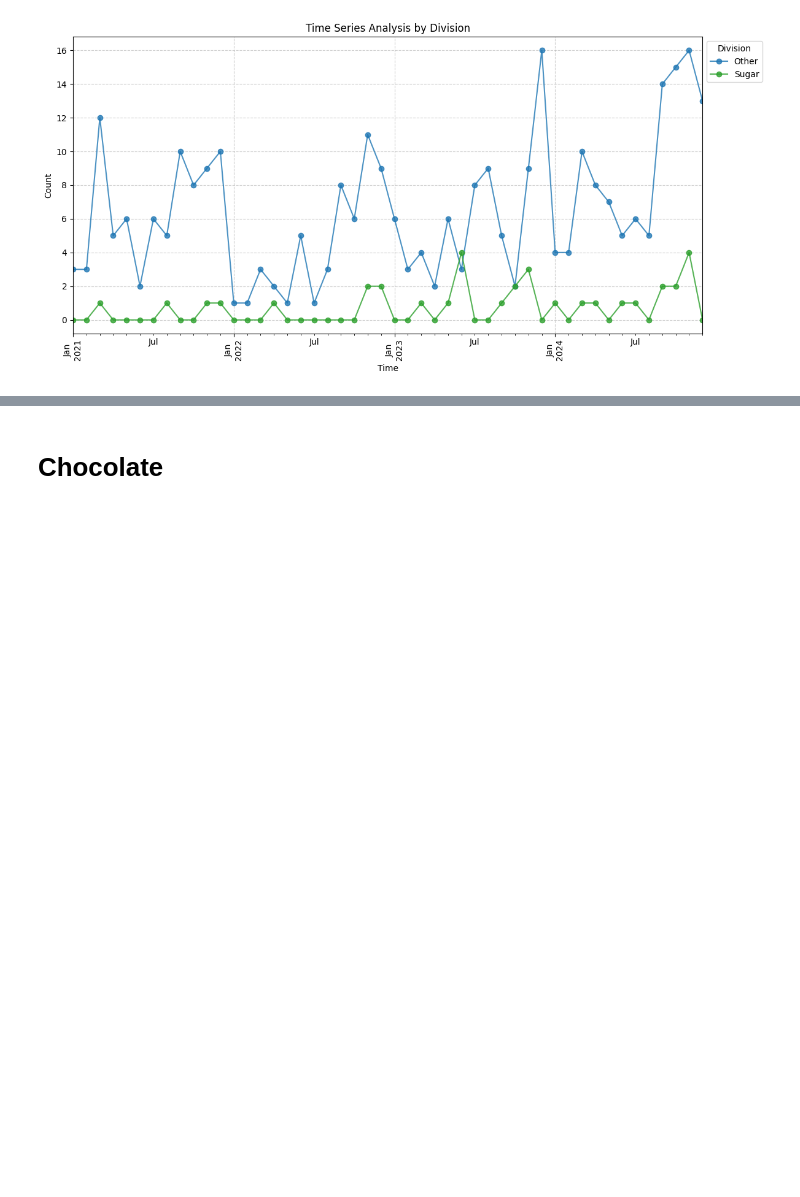
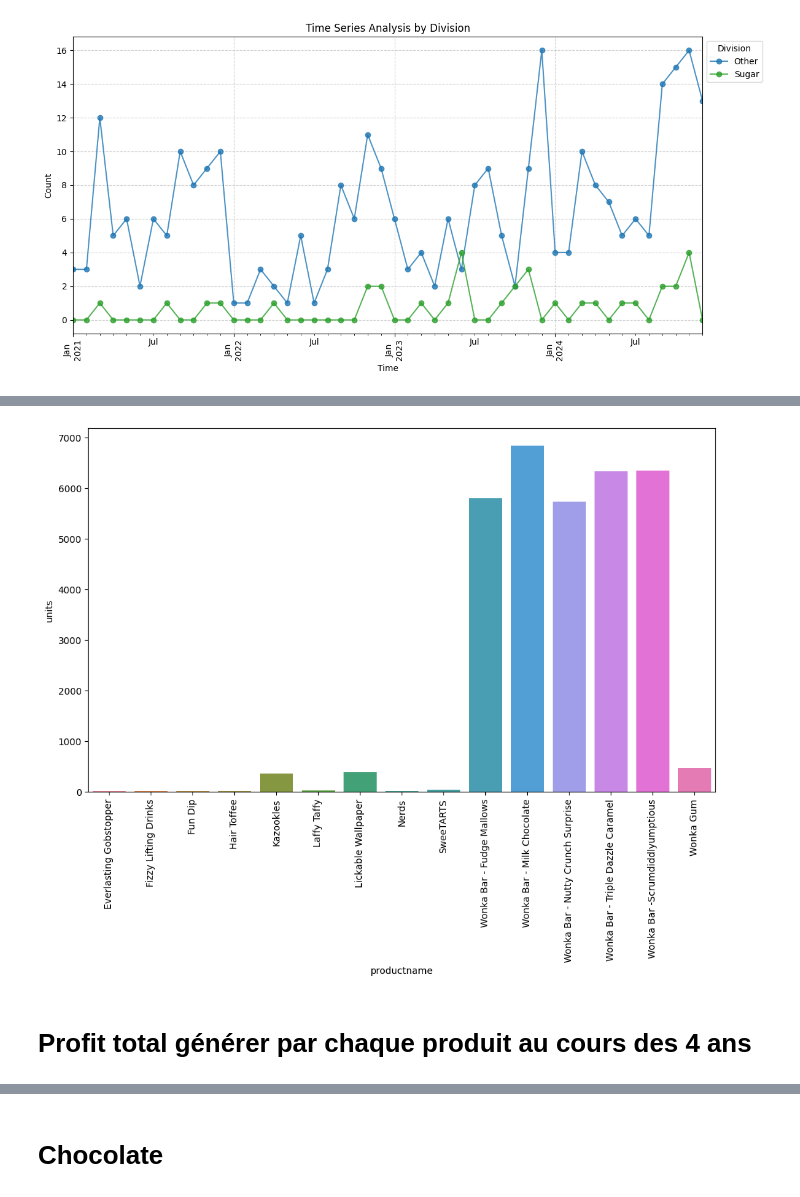
Before and after one commit to stephene369/MentorBiProject-1, a Jupyter notebook: Project1.ipynb, the cells around one changed output, grey strips where cells are left out. Saved outputs shown, nothing was run; the diff lists cells and outputs as text; code cells hidden in the pictures; blank space fills up the shorter version.

```diff
--- a/Project1.ipynb
+++ b/Project1.ipynb
@@ -254,0 +294,8 @@ plt.show()
+# %%
+pivot = df.pivot_table(
+    values='units',
+    index='productname',
+    aggfunc='sum'
+)
+pivot = pivot.round(2)
+pivot
@@ -254,0 +320,10 @@ plt.show()
+# %%
+plt.figure(figsize=(12, 7))
+
+sns.barplot(pivot , x='productname', y='units', hue='productname')
+plt.xticks(rotation=90)  # Rotation des noms des produits si nécessaire
+plt.show()
+# %% [output]
+[figure, added]
+# %% [markdown]
+# Profit total générer par chaque produit au cours des 4 ans
```
Also changed, not shown: parts of 11 cells of this notebook, 13 other files.
